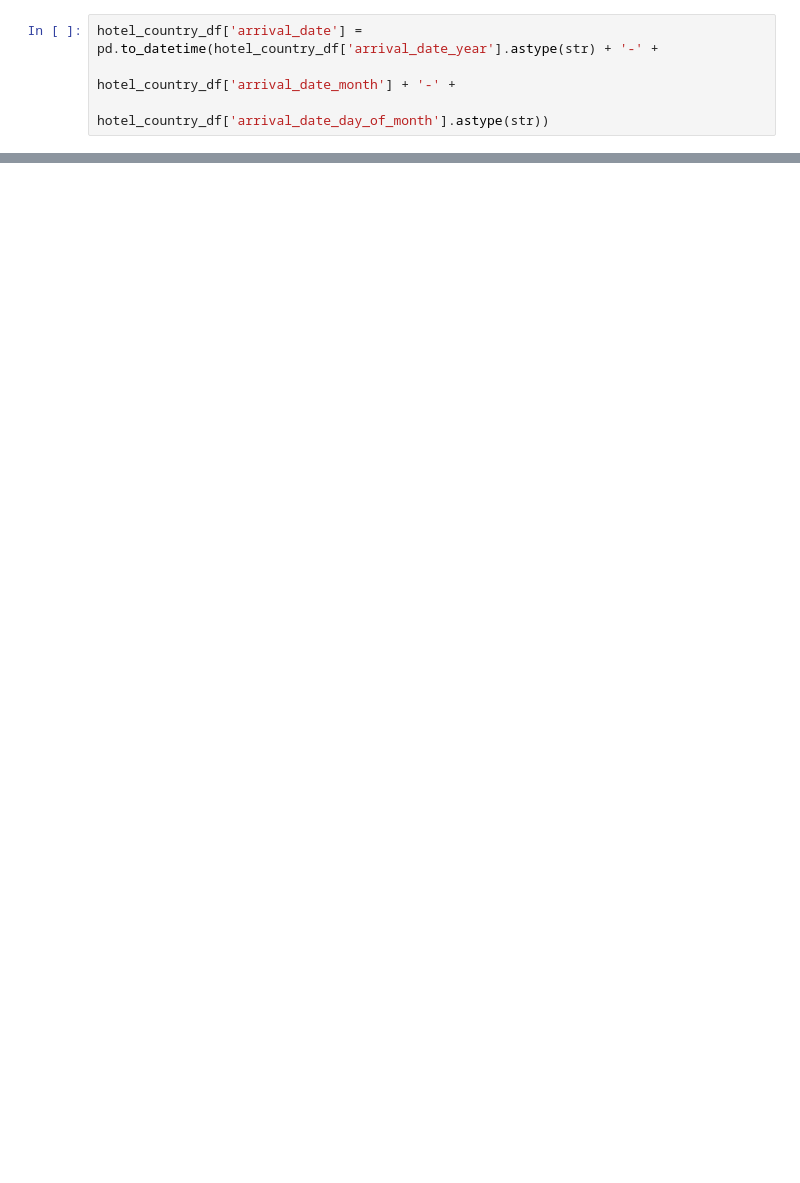
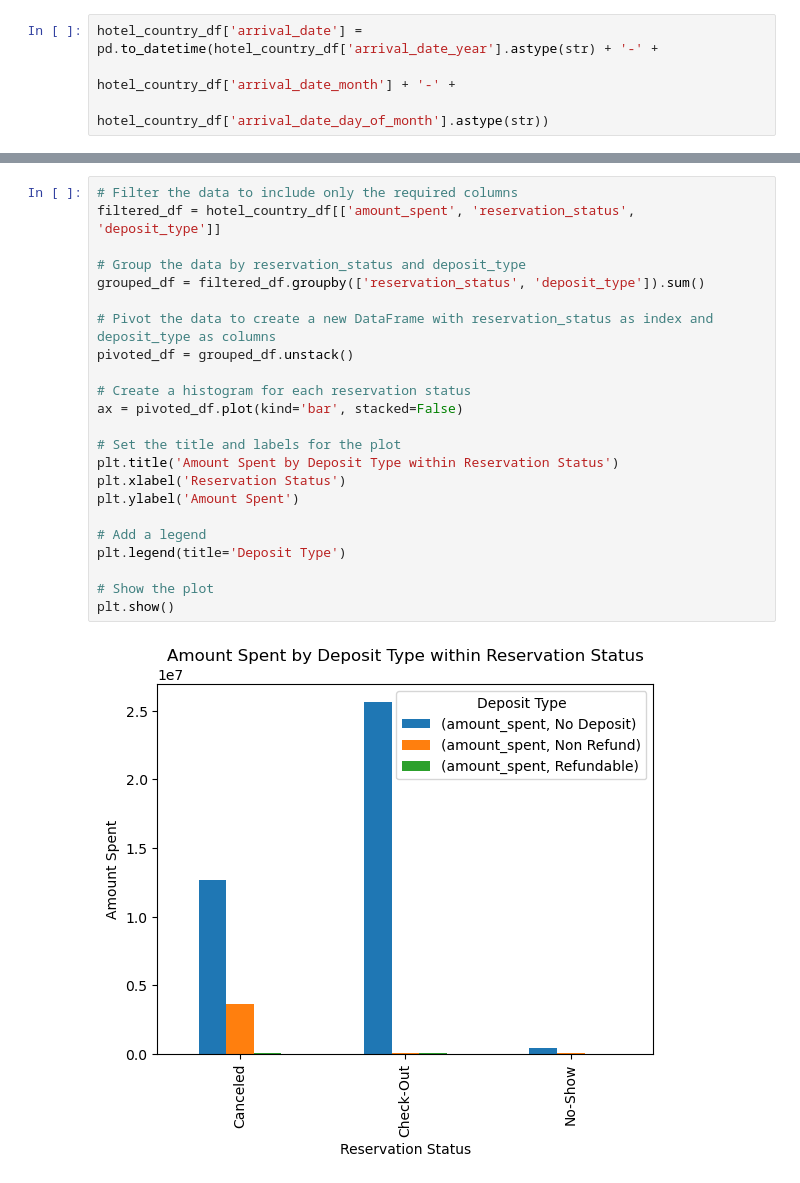
Before and after one commit to pin164/project_1, a Jupyter notebook: money.ipynb, the cells around one changed output, grey strips where cells are left out. Saved outputs shown, nothing was run; the diff lists cells and outputs as text; blank space fills up the shorter version.

```diff
--- a/money.ipynb
+++ b/money.ipynb
@@ -106,0 +355,25 @@ arrival_date
+# %%
+# Filter the data to include only the required columns
+filtered_df = hotel_country_df[['amount_spent', 'reservation_status', 'deposit_type']]
+
+# Group the data by reservation_status and deposit_type
+grouped_df = filtered_df.groupby(['reservation_status', 'deposit_type']).sum()
+
+# Pivot the data to create a new DataFrame with reservation_status as index and deposit_type as columns
+pivoted_df = grouped_df.unstack()
+
+# Create a histogram for each reservation status
+ax = pivoted_df.plot(kind='bar', stacked=False)
+
+# Set the title and labels for the plot
+plt.title('Amount Spent by Deposit Type within Reservation Status')
+plt.xlabel('Reservation Status')
+plt.ylabel('Amount Spent')
+
+# Add a legend
+plt.legend(title='Deposit Type')
+
+# Show the plot
+plt.show()
+# %% [output]
+[figure, added]
```
Also changed, not shown: parts of 31 cells of this notebook, 2 other files.
